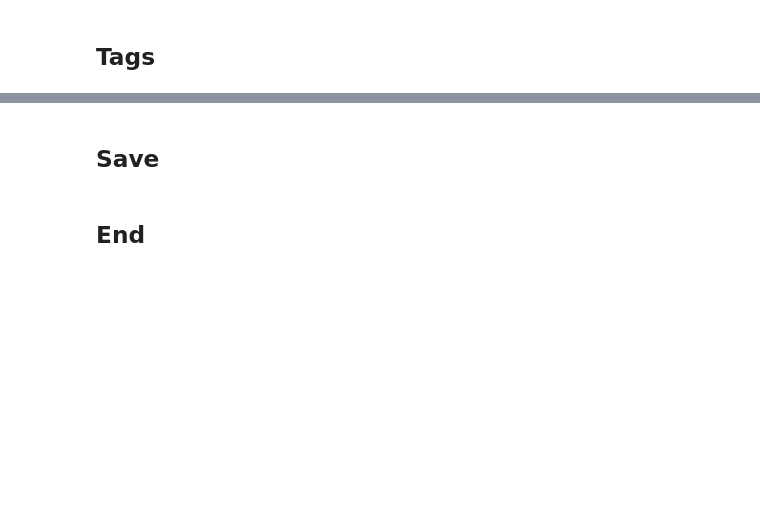
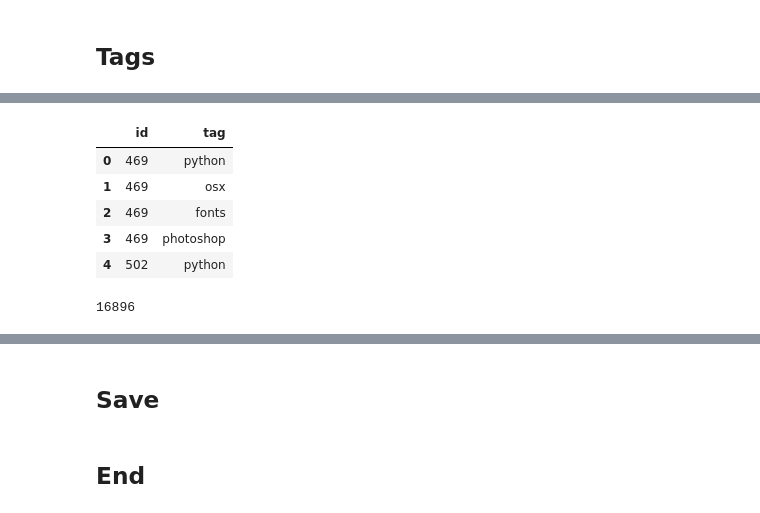
Before and after one commit to stasbel/task-gen, a Jupyter notebook: stackoverflow_data.ipynb, the cells around one changed output, grey strips where cells are left out. Cells and saved outputs as stored; diff of their text form; code cells hidden in the pictures; blank space fills up the shorter version.

```diff
--- a/stackoverflow_data.ipynb
+++ b/stackoverflow_data.ipynb
@@ -79,8 +127,16 @@ tdf.head()
 # %%
 tdf.rename({c: c.lower() for c in tdf.columns}, axis=1, inplace=True)
-tdf = tdf[tdf.id != list(set(tdf.id.unique()) - set(qdf.id))[0]].copy()
 tdf.head()
+# %% [output]
+|  | id | tag |
+| 0 | 469 | python |
+| 1 | 469 | osx |
+| 2 | 469 | fonts |
+| 3 | 469 | photoshop |
+| 4 | 502 | python |
 # %%
 len(tdf.tag.unique())
+# %% [output]
+16896
 # %%
 tdf.tag.value_counts()[:20]
```
Also changed, not shown: parts of 15 cells of this notebook.
